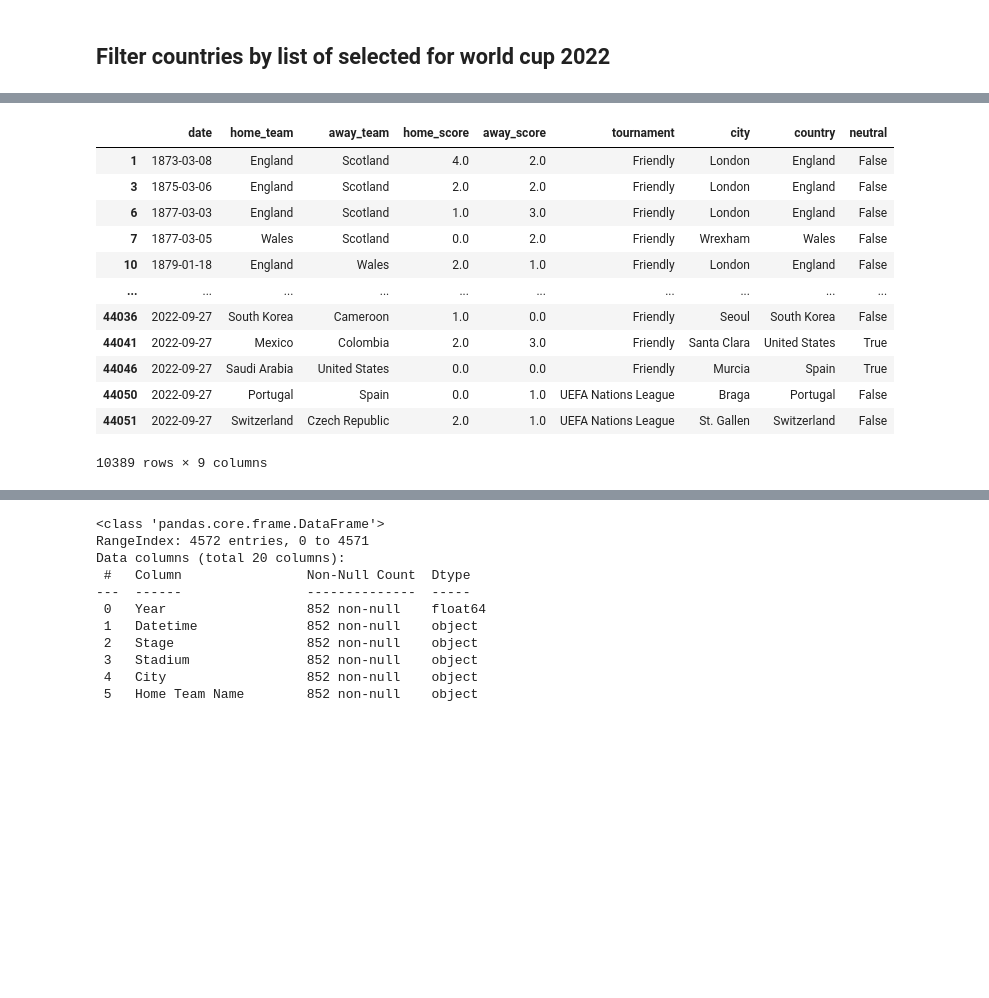
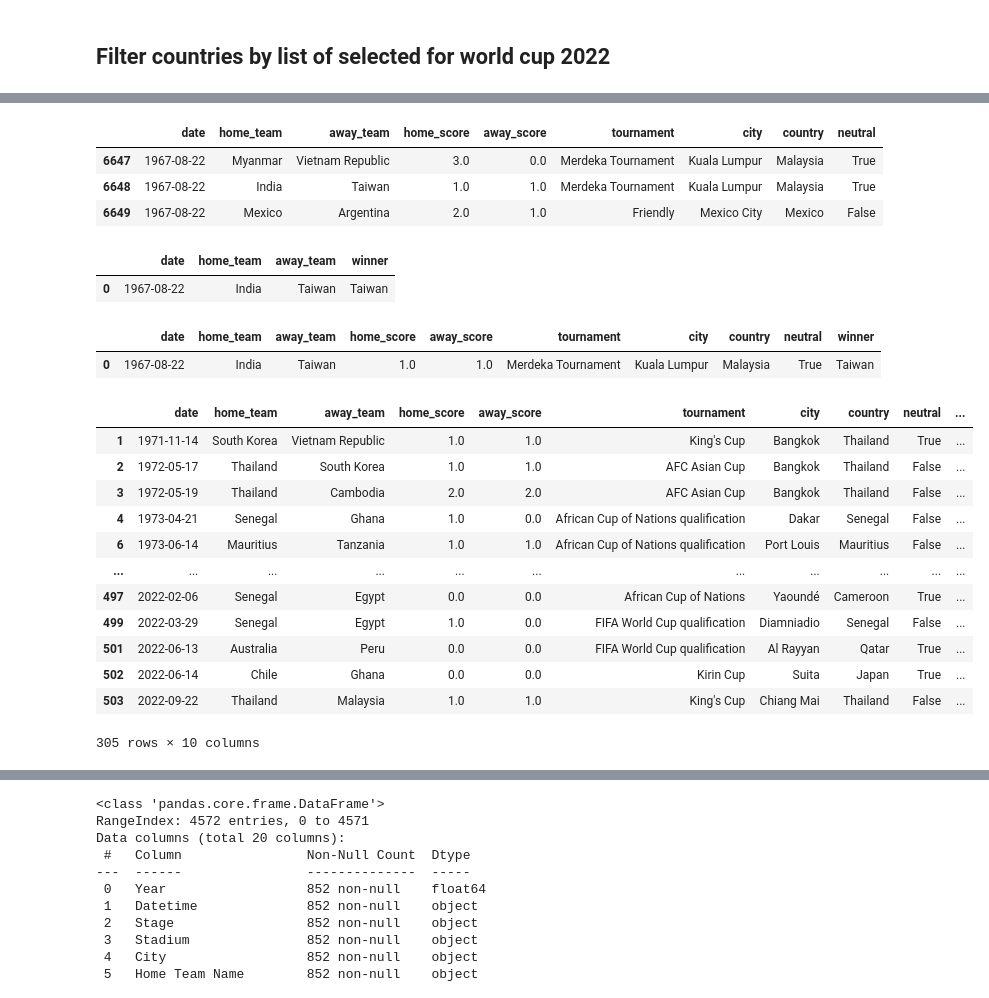
Before and after one commit to jmclement/road_to_qatar_2022, a Jupyter notebook: notebooks/Dataset Merge.ipynb, the cells around one changed output, grey strips where cells are left out. Drawn from its saved outputs; the diff is of its cells as text; code cells hidden in the pictures; blank space fills up the shorter version.

Commit message:
Updated with the shootout merge to the result dataset for international matches to add values to the win_conditions column in the merged data set

```diff
--- a/notebooks/Dataset Merge.ipynb
+++ b/notebooks/Dataset Merge.ipynb
@@ -409,20 +441,50 @@ participating_countries = ('Quatar',
+# %%
+international_results_df[international_results_df['date']=='1967-08-22']
+# %% [output]
+|  | date | home_team | away_team | home_score | away_score | tournament | city | country | neutral |
+| 6647 | 1967-08-22 | Myanmar | Vietnam Republic | 3.0 | 0.0 | Merdeka Tournament | Kuala Lumpur | Malaysia | True |
+| 6648 | 1967-08-22 | India | Taiwan | 1.0 | 1.0 | Merdeka Tournament | Kuala Lumpur | Malaysia | True |
+| 6649 | 1967-08-22 | Mexico | Argentina | 2.0 | 1.0 | Friendly | Mexico City | Mexico | False |
+# %%
+international_shootouts_df[international_shootouts_df['date']=='1967-08-22']
+# %% [output]
+|  | date | home_team | away_team | winner |
+| 0 | 1967-08-22 | India | Taiwan | Taiwan |
+# %%
+international_merge_results_shootouts = international_results_df.merge(international_shootouts_df,left_on=['date','home_team','away_team'], right_on=['date','home_team','away_team'])
+# %%
+international_merge_results_shootouts[international_merge_results_shootouts['date']=='1967-08-22']
+# %% [output]
+|  | date | home_team | away_team | home_score | away_score | tournament | city | country | neutral | winner |
+| 0 | 1967-08-22 | India | Taiwan | 1.0 | 1.0 | Merdeka Tournament | Kuala Lumpur | Malaysia | True | Taiwan |
+# %%
+international_merge_results_shootouts.rename(columns={"Date": "date",
+                    "home_team": "home_team",
+                    "away_team": "away_team",
+                    "home_score": "home_score",
+                    "away_score": "away_score",
+                    "tournament": "tournament",
+                    "city":"city",
+                    "country": "country",
+                    "neutral": "neutral",
+                    "winner": "win_conditions"}, inplace=True)
 # %%
-Filtered_international_results_df = international_results_df[international_results_df['home_team'].isin(participating_countries) |
-                         international_results_df['home_team'].isin(participating_countries) ]
+international_merge_results_shootouts_filtered = international_merge_results_shootouts[international_results_df['home_team'].isin(participating_countries) |
+                         international_merge_results_shootouts['away_team'].isin(participating_countries) ]
 # %%
-Filtered_international_results_df
+international_merge_results_shootouts_filtered
 # %% [output]
-|  | date | home_team | away_team | home_score | away_score | tournament | city | country | neutral |
-| 1 | 1873-03-08 | England | Scotland | 4.0 | 2.0 | Friendly | London | England | False |
-| 3 | 1875-03-06 | England | Scotland | 2.0 | 2.0 | Friendly | London | England | False |
-| 6 | 1877-03-03 | England | Scotland | 1.0 | 3.0 | Friendly | London | England | False |
-| 7 | 1877-03-05 | Wales | Scotland | 0.0 | 2.0 | Friendly | Wrexham | Wales | False |
-| 10 | 1879-01-18 | England | Wales | 2.0 | 1.0 | Friendly | London | England | False |
-| ... | ... | ... | ... | ... | ... | ... | ... | ... | ... |
-| 44036 | 2022-09-27 | South Korea | Cameroon | 1.0 | 0.0 | Friendly | Seoul | South Korea | False |
-| 44041 | 2022-09-27 | Mexico | Colombia | 2.0 | 3.0 | Friendly | Santa Clara | United States | True |
-| 44046 | 2022-09-27 | Saudi Arabia | United States | 0.0 | 0.0 | Friendly | Murcia | Spain | True |
-| 44050 | 2022-09-27 | Portugal | Spain | 0.0 | 1.0 | UEFA Nations League | Braga | Portugal | False |
-| 44051 | 2022-09-27 | Switzerland | Czech Republic | 2.0 | 1.0 | UEFA Nations League | St. Gallen | Switzerland | False |
+|  | date | home_team | away_team | home_score | away_score | tournament | city | country | neutral | ... |
+| 1 | 1971-11-14 | South Korea | Vietnam Republic | 1.0 | 1.0 | King's Cup | Bangkok | Thailand | True | ... |
+| 2 | 1972-05-17 | Thailand | South Korea | 1.0 | 1.0 | AFC Asian Cup | Bangkok | Thailand | False | ... |
+| 3 | 1972-05-19 | Thailand | Cambodia | 2.0 | 2.0 | AFC Asian Cup | Bangkok | Thailand | False | ... |
+| 4 | 1973-04-21 | Senegal | Ghana | 1.0 | 0.0 | African Cup of Nations qualification | Dakar | Senegal | False | ... |
+| 6 | 1973-06-14 | Mauritius | Tanzania | 1.0 | 1.0 | African Cup of Nations qualification | Port Louis | Mauritius | False | ... |
+| ... | ... | ... | ... | ... | ... | ... | ... | ... | ... | ... |
+| 497 | 2022-02-06 | Senegal | Egypt | 0.0 | 0.0 | African Cup of Nations | Yaoundé | Cameroon | True | ... |
+| 499 | 2022-03-29 | Senegal | Egypt | 1.0 | 0.0 | FIFA World Cup qualification | Diamniadio | Senegal | False | ... |
+| 501 | 2022-06-13 | Australia | Peru | 0.0 | 0.0 | FIFA World Cup qualification | Al Rayyan | Qatar | True | ... |
+| 502 | 2022-06-14 | Chile | Ghana | 0.0 | 0.0 | Kirin Cup | Suita | Japan | True | ... |
+| 503 | 2022-09-22 | Thailand | Malaysia | 1.0 | 1.0 | King's Cup | Chiang Mai | Thailand | False | ... |
-10389 rows × 9 columns
+305 rows × 10 columns
 # %%
```
Also changed, not shown: parts of 33 cells of this notebook.
